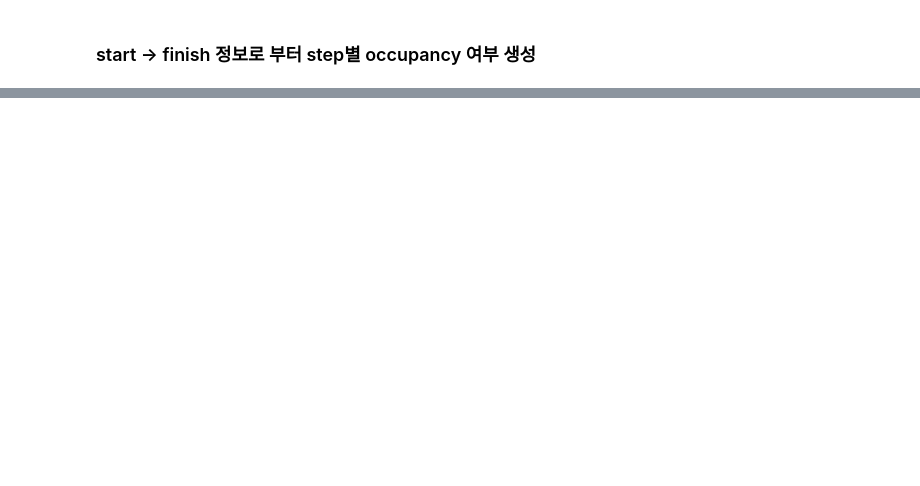
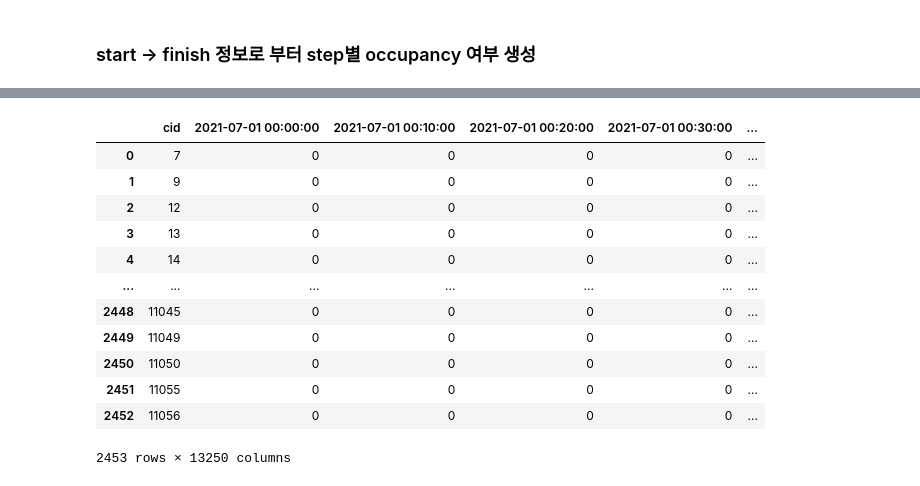
Before and after one commit to easttuna/ev-charger-occupancy-prediction, a Jupyter notebook: notebooks/preprocess.ipynb, the cells around one changed output, grey strips where cells are left out. Drawn from its saved outputs; the diff is of its cells as text; code cells hidden in the pictures; blank space fills up the shorter version.

```diff
--- a/notebooks/preprocess.ipynb
+++ b/notebooks/preprocess.ipynb
@@ -200,2 +207,0 @@ Name: cid, Length: 347993, dtype: int64
-# %%
-charge.set_index('start_time').groupby(pd.Grouper(origin='2021-07-01'))['cid'].count()
@@ -237,0 +208,17 @@ class Grouper(builtins.object)
+# %%
+from tqdm import tqdm
+tqdm.pandas()
+
+sample = charge.query("cid == 8833")
+
+# 7,8,9월 31, 31, 30일
+TIME_IDX = pd.date_range('2021-07-01', freq='10min', periods=(31+31+30)*24*6)
+data = pd.Series(index=TIME_IDX, data=0)
+
+result = np.full(TIME_IDX.shape[0], False)
+
+for start_time, finish_time in tqdm((zip(sample.start_time, sample.finish_time))):
+    occupied = (TIME_IDX >= start_time) & (TIME_IDX <= finish_time)
+    result = result | occupied
+
+pd.Series(data=result, index=TIME_IDX)
@@ -237,0 +238,31 @@ class Grouper(builtins.object)
+# %%
+from tqdm import tqdm
+tqdm.pandas()
+
+
+def check_occupancy(cid_df):
+    TIME_IDX = pd.date_range('2021-07-01', freq='10min', periods=(31+31+30)*24*6)  # 7,8,9월 31, 31, 30일
+    result = np.full(TIME_IDX.shape[0], False)
+
+    for start_time, finish_time in zip(cid_df.start_time, cid_df.finish_time):
+        occupied = (TIME_IDX >= start_time) & (TIME_IDX <= finish_time)
+        result = result | occupied
+    return pd.Series(data=result, index=TIME_IDX)
+# %%
+df = charge.groupby('cid')[['start_time', 'finish_time']].progress_apply(check_occupancy).astype(np.int32)
+# %%
+df.reset_index().merge(charge[['cid', '충전소명']].drop_duplicates(), how='left', on='cid')
+# %% [output]
+|  | cid | 2021-07-01 00:00:00 | 2021-07-01 00:10:00 | 2021-07-01 00:20:00 | 2021-07-01 00:30:00 | ... |
+| 0 | 7 | 0 | 0 | 0 | 0 | ... |
+| 1 | 9 | 0 | 0 | 0 | 0 | ... |
+| 2 | 12 | 0 | 0 | 0 | 0 | ... |
+| 3 | 13 | 0 | 0 | 0 | 0 | ... |
+| 4 | 14 | 0 | 0 | 0 | 0 | ... |
+| ... | ... | ... | ... | ... | ... | ... |
+| 2448 | 11045 | 0 | 0 | 0 | 0 | ... |
+| 2449 | 11049 | 0 | 0 | 0 | 0 | ... |
+| 2450 | 11050 | 0 | 0 | 0 | 0 | ... |
+| 2451 | 11055 | 0 | 0 | 0 | 0 | ... |
+| 2452 | 11056 | 0 | 0 | 0 | 0 | ... |
+2453 rows × 13250 columns
```
Also changed, not shown: parts of 18 cells of this notebook.
